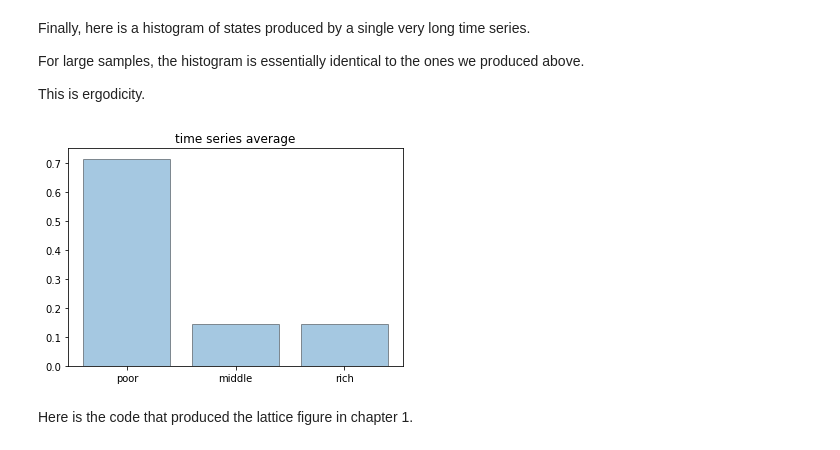
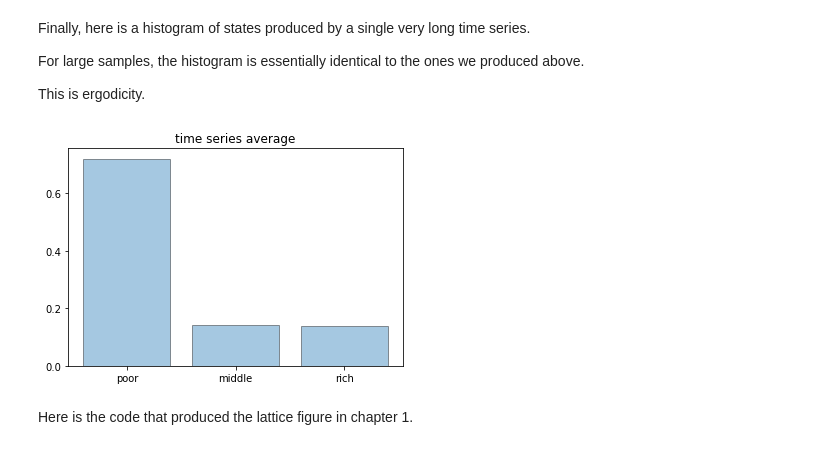
Before and after one commit to jstac/edtc-code, a Jupyter notebook: _sources/ch1.ipynb, the cells around one changed output. Cells and saved outputs as stored; diff of their text form; code cells hidden in the pictures.

```diff
--- a/_sources/ch1.ipynb
+++ b/_sources/ch1.ipynb
@@ -83,16 +83,16 @@ This is ergodicity.
 # %%
 sim_length = 100_000
 draws = mc.simulate(sim_length, init=0)
 histogram = [np.mean(draws == i) for i in range(3)]
 
 fig, ax = plt.subplots()
 names = 'poor', 'middle', 'rich'
 ax.bar(names, histogram, edgecolor='k', alpha=0.4)
 ax.set_title('time series average')
-
+ax.set_yticks((0, 0.2, 0.4, 0.6))
 plt.show()
 # %% [output]
-[figure, old version]
+[figure, new version]
 # %% [markdown]
 Here is the code that produced the lattice figure in chapter 1.
 # %%
```
Also changed, not shown: parts of 6 cells of this notebook, 18 other files.
